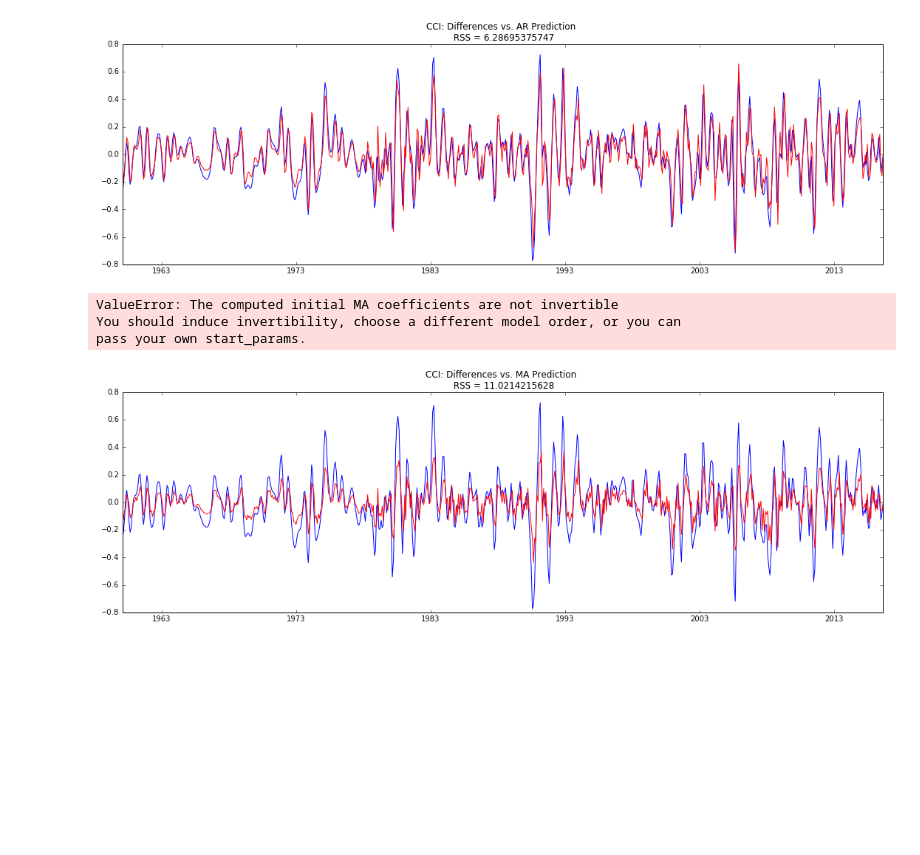
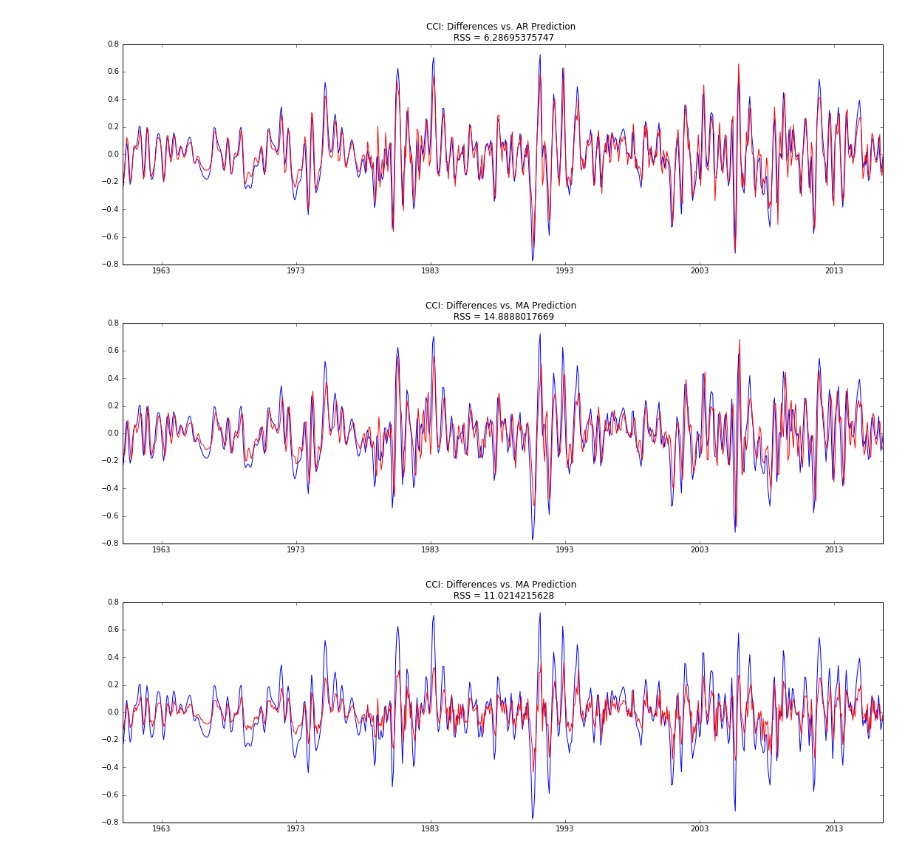
Before and after one commit to AC209ConsumerConfidence/Economic_Sentiment_Forecast, a Jupyter notebook: ARIMAmodel.ipynb, the cells around one changed output. Drawn from its saved outputs; the diff is of its cells as text; code cells hidden in the pictures; blank space fills up the shorter version.

```diff
--- a/ARIMAmodel.ipynb
+++ b/ARIMAmodel.ipynb
@@ -198,17 +200,15 @@ plt.show()
 # %%
 # MA Model - 3 MA lags
 model_MA = tsa.ARIMA(df, order=(0, 1, 3))
-results_MA = model_MA.fit(disp=-1)
+results_MA = model_MA.fit(disp=-1, start_params=np.array([.2,.2]))
 plt.figure(figsize = (15,5))
 plt.plot(diff)
 plt.plot(results_MA.fittedvalues, color='red')
 plt.title('CCI: Differences vs. MA Prediction \n RSS = {}'.format(sum((results_MA.fittedvalues-diff)**2)))
 plt.tight_layout()
 plt.show()
 # %% [output]
-ValueError: The computed initial MA coefficients are not invertible
-You should induce invertibility, choose a different model order, or you can
-pass your own start_params.
+[figure, added]
 # %%
 # MA Model - 1 MA lag
 model_MA = tsa.ARIMA(df, order=(0, 1, 1))
```
Also changed, not shown: parts of 11 cells of this notebook, 1 other file.
